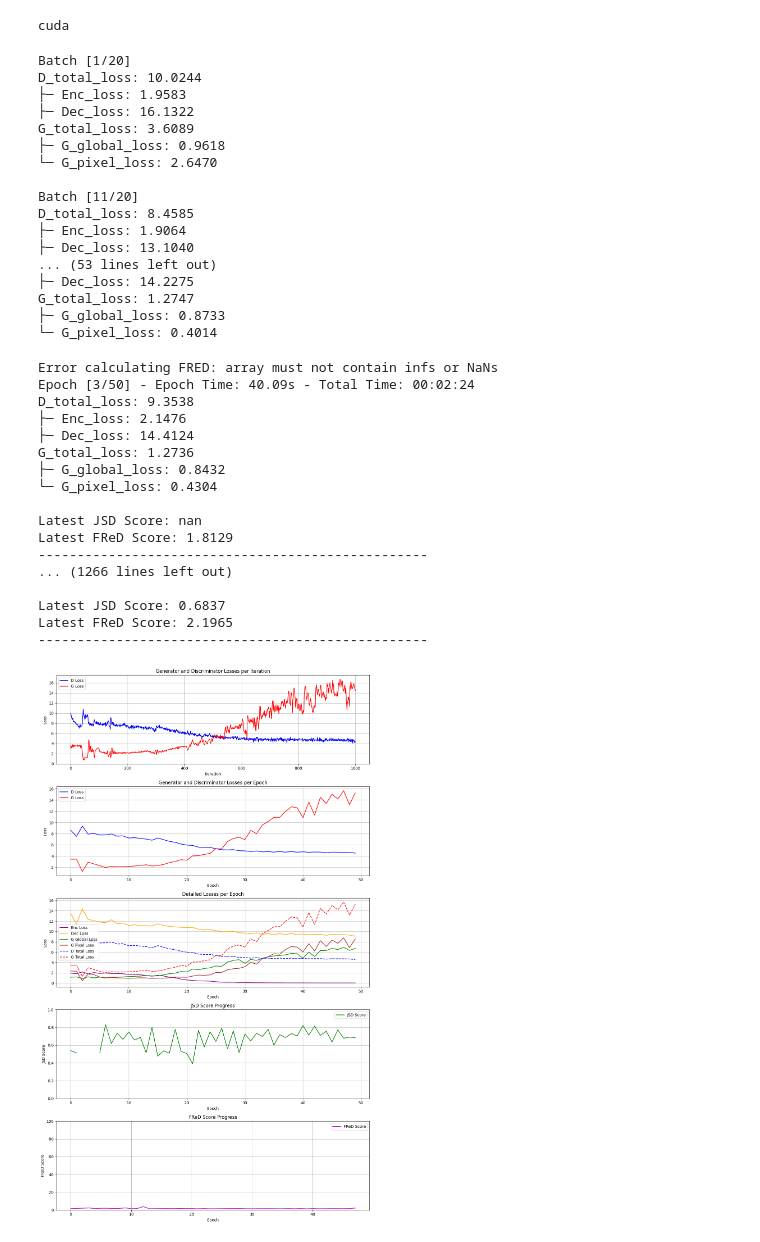
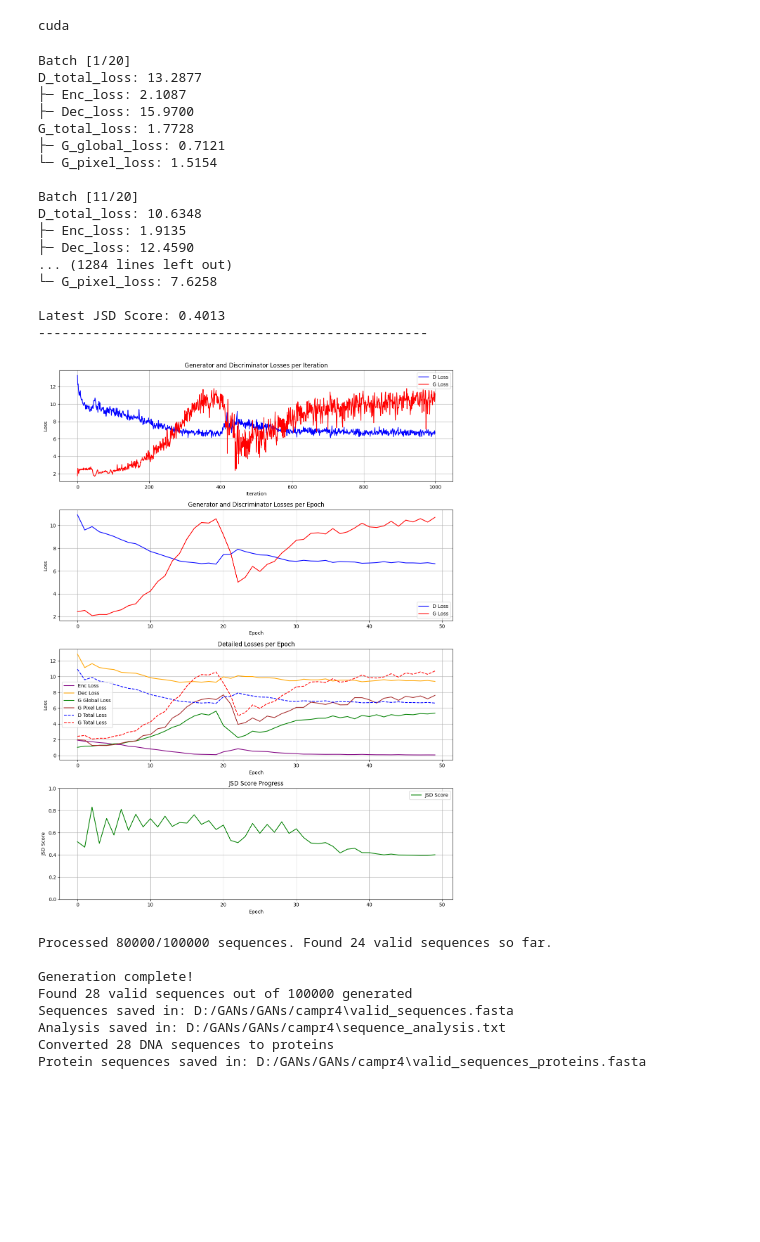
Before and after one commit to GiorgosKots/UnetGAN, a Jupyter notebook: UnetGanNoReg.ipynb, the cells around one changed output. Cells and saved outputs as stored; diff of their text form; code cells hidden in the pictures; blank space fills up the shorter version.

```diff
--- a/UnetGanNoReg.ipynb
+++ b/UnetGanNoReg.ipynb
@@ -13,7 +13,7 @@ import time
 from plot_metrics import plot_jsd, plot_jsd_fred
 # %%
 # Use absolute path
-file_path = r"C:\Users\kotsgeo\Documents\GANs\GANs\AMPdata.txt"
+file_path = r"D:\GANs\GANs\AMPdata.txt"
 
 class SequenceDataset(Dataset):
     def __init__(self, file_path, seq_length=156):
@@ -728,48 +753,49 @@ def train(generator, discriminator, dataloader, num_epochs, d_step, lambda_dec,
 # %%
-iteration_losses, total_iterations, jsd_history, fred_history = train(generator, discriminator, dataloader,
-                                                       num_epochs=50, d_step=2, g_step=3, lambda_dec=0.5)
+iteration_losses, total_iterations, jsd_history = train(generator, discriminator, dataloader,
+                                                       num_epochs=50, d_step=5, g_step=1, lambda_dec=0.7)
 
-plot_jsd_fred(
+plot_jsd(
     iteration_losses=iteration_losses,
     jsd_history=jsd_history,
-    fred_history=fred_history,
+    #fred_history=fred_history,
     total_iterations=total_iterations,
     num_epochs=50,
     dataloader_size=len(dataloader)
 )
 # %% [output]
 Batch [1/20]
-D_total_loss: 10.0244
-├─ Enc_loss: 1.9583
-├─ Dec_loss: 16.1322
-G_total_loss: 3.6089
-├─ G_global_loss: 0.9618
-└─ G_pixel_loss: 2.6470
+D_total_loss: 13.2877
+├─ Enc_loss: 2.1087
+├─ Dec_loss: 15.9700
+G_total_loss: 1.7728
+├─ G_global_loss: 0.7121
+└─ G_pixel_loss: 1.5154
 
 Batch [11/20]
-D_total_loss: 8.4585
-├─ Enc_loss: 1.9064
-├─ Dec_loss: 13.1040
-... (53 lines left out)
-├─ Dec_loss: 14.2275
-G_total_loss: 1.2747
-├─ G_global_loss: 0.8733
-└─ G_pixel_loss: 0.4014
+D_total_loss: 10.6348
+├─ Enc_loss: 1.9135
+├─ Dec_loss: 12.4590
+... (1284 lines left out)
+└─ G_pixel_loss: 7.6258
+
+Latest JSD Score: 0.4013
+--------------------------------------------------
-Error calculating FRED: array must not contain infs or NaNs
-Epoch [3/50] - Epoch Time: 40.09s - Total Time: 00:02:24
-D_total_loss: 9.3538
-├─ Enc_loss: 2.1476
-├─ Dec_loss: 14.4124
-G_total_loss: 1.2736
-├─ G_global_loss: 0.8432
-└─ G_pixel_loss: 0.4304
-
-Latest JSD Score: nan
-Latest FReD Score: 1.8129
---------------------------------------------------
-... (1266 lines left out)
-
-Latest JSD Score: 0.6837
-Latest FReD Score: 2.1965
---------------------------------------------------
-[figure, old version]
+[figure, new version]
+# %%
+from sequence_generator import generate_and_filter_sequences, convert_dna_fasta_to_protein
+
+saved_model_path = "D:/GANs/GANs/models/generator_epoch46_jsd0.3972.pt"
+generator.eval()
+
+# Generate sequences and convert to proteins in one go
+sequences, analysis, dna_file = generate_and_filter_sequences(generator, num_samples=100000,add_atg=False)
+num_proteins, protein_file = convert_dna_fasta_to_protein(input_fasta=dna_file, add_atg=False)
+# %% [output]
+Processed 80000/100000 sequences. Found 24 valid sequences so far.
+
+Generation complete!
+Found 28 valid sequences out of 100000 generated
+Sequences saved in: D:/GANs/GANs/campr4\valid_sequences.fasta
+Analysis saved in: D:/GANs/GANs/campr4\sequence_analysis.txt
+Converted 28 DNA sequences to proteins
+Protein sequences saved in: D:/GANs/GANs/campr4\valid_sequences_proteins.fasta
```
Also changed, not shown: parts of 4 cells of this notebook, 3 other files.
